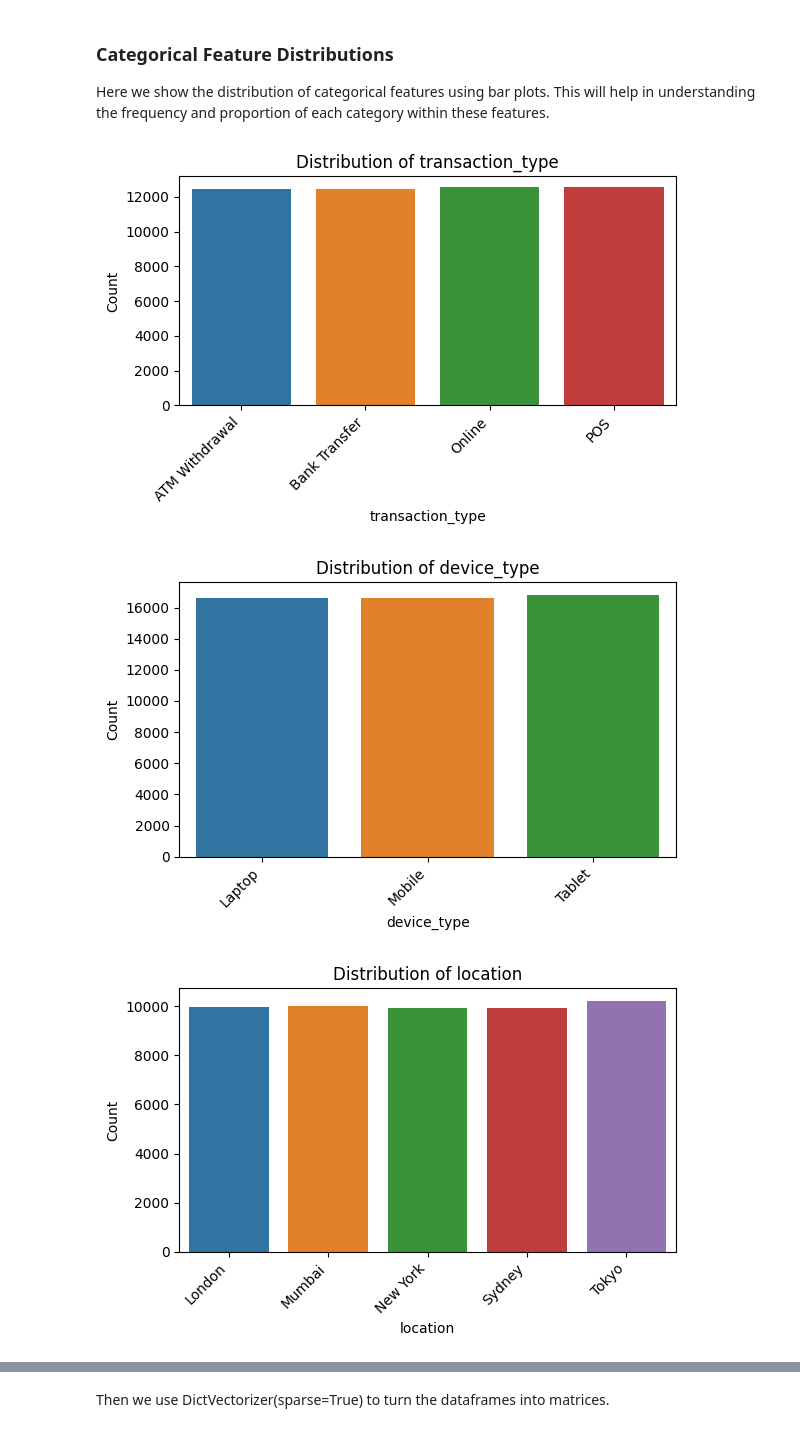
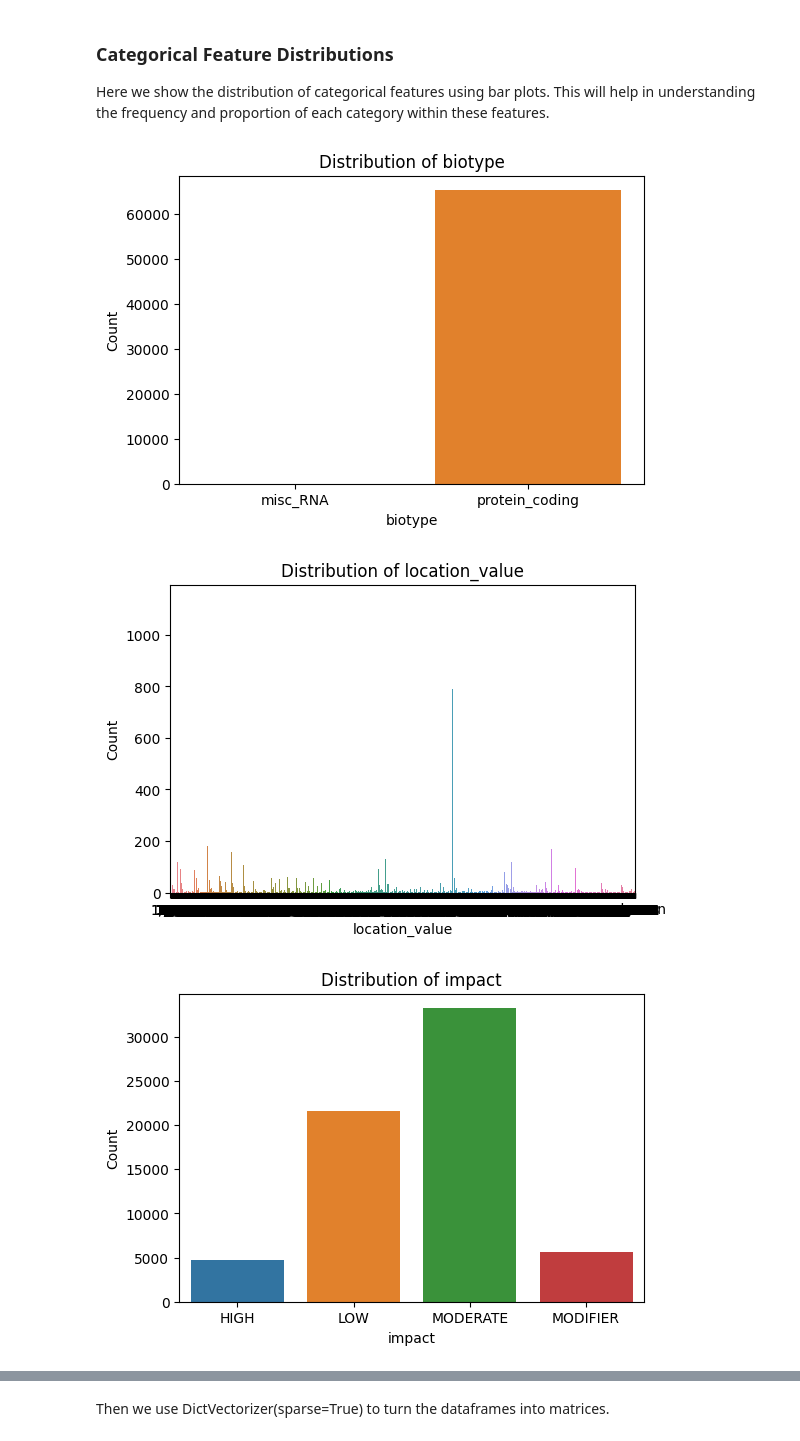
Before and after one commit to tnotstar/machine-learning-zoomcamp-2025-projects-capstone1, a Jupyter notebook: submission.ipynb, the cells around one changed output, grey strips where cells are left out. Drawn from its saved outputs; the diff is of its cells as text; code cells hidden in the pictures.

```diff
--- a/submission.ipynb
+++ b/submission.ipynb
@@ -178,8 +520,12 @@ Categorical features: ['authentication_method', 'card_type', 'device_type', 'hou
+# %%
+mm = MinMaxScaler()
+for column in [numerical_features]:
+    df[column] = mm.fit_transform(df[column])
 # %% [markdown]
 Custom display names are overwritten in the following code:
 # %%
 feature_display_names = dict(zip(df.columns, df.columns))
-feature_display_names["fraud_label"] = "Fraud Label (0: Not Fraud, 1: Fraud)"
+feature_display_names["class"] = "Class (0: Consistent, 1: Conflicting)"
 # %% [markdown]
 Target variable distribution and balancing is showed by:
 # %%
@@ -206,7 +565,8 @@ Since datasets can be designed with or without target variable balancing, the gr
 In this subsection we examine the distribution of key numerical features using histograms and box plots to identify their ranges, skewness, and potential outliers.
 # %%
 sns.color_palette("hls", 8)
-for feature in numerical_features:
+selected_features = set(numerical_features) - set(["af_esp", "af_exac", "af_tgp"])
+for feature in selected_features:
     plt.figure(figsize=(9, 3))
     plt.subplot(1, 2, 1)
     sns.histplot(df[feature], kde=True, color="skyblue")
@@ -230,0 +591,10 @@ for feature in numerical_features:
+# %%
+sns.color_palette("hls", 8)
+selected_features = set(["af_esp", "af_exac", "af_tgp"])
+for feature in selected_features:
+  plt.figure(figsize=(9, 3))
+  df[feature].plot(kind="kde", color="skyblue")
+  plt.title(f"Distribution of {feature}")
+  plt.xlabel(feature_display_names[feature])
+  plt.ylabel("Frequency")
+  plt.show()
@@ -233,17 +607,15 @@ for feature in numerical_features:
 
 Here we show the distribution of categorical features using  bar plots. This will help in understanding the frequency and proportion of each category within these features.
 # %%
-sns.color_palette("hls", 8)
-for feature in categorical_features:
+selected_features = set(categorical_features) - set(["ref", "alt", "allele", "amino_acids", "consequence", "mc"])
+for feature in selected_features:
     plt.figure(figsize=(6, 4))
     sns.countplot(x=feature, data=df, hue=feature, legend=False)
     plt.title(f'Distribution of {feature}')
     plt.xlabel(feature_display_names[feature])
     plt.ylabel("Count")
-    plt.xticks(rotation=45, ha="right")
-    plt.tight_layout()
     plt.show()
 # %% [output]
-[figure, old version]
+[figure, new version]
-[figure, old version]
+[figure, new version]
-[figure, old version]
+[figure, new version]
```
Also changed, not shown: parts of 90 cells of this notebook.
